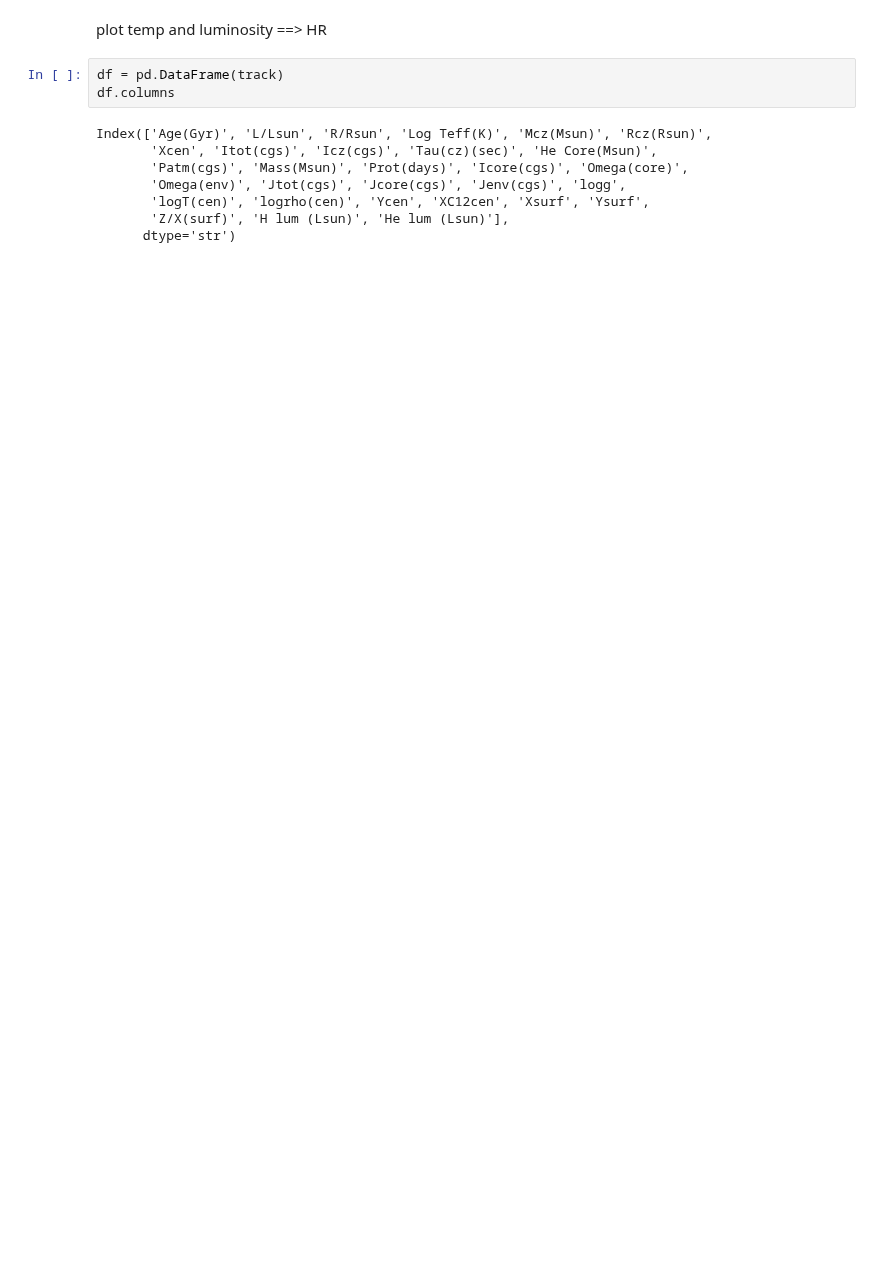
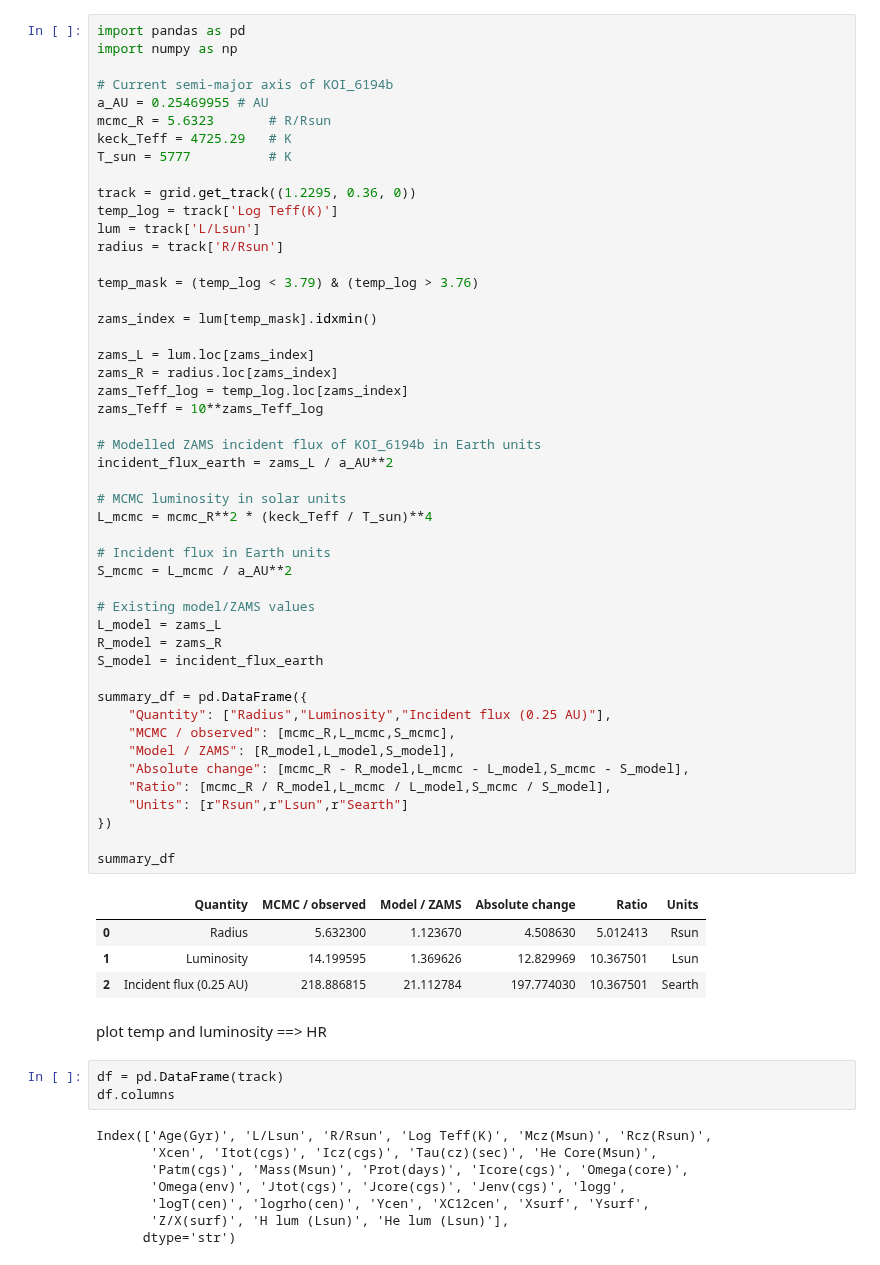
Before and after one commit to SilencePhyxion/KOI6194, a Jupyter notebook: code/stars.ipynb, the cells around one changed output. Drawn from its saved outputs; the diff is of its cells as text; blank space fills up the shorter version.

```diff
--- a/code/stars.ipynb
+++ b/code/stars.ipynb
@@ -59,3 +107,56 @@ plt.legend(loc='upper right', fontsize=30)
+# %%
+import pandas as pd
+import numpy as np
+
+# Current semi-major axis of KOI_6194b
+a_AU = 0.25469955 # AU
+mcmc_R = 5.6323       # R/Rsun
+keck_Teff = 4725.29   # K
+T_sun = 5777          # K
+
+track = grid.get_track((1.2295, 0.36, 0))
+temp_log = track['Log Teff(K)']
+lum = track['L/Lsun']
+radius = track['R/Rsun']
+
+temp_mask = (temp_log < 3.79) & (temp_log > 3.76)
+
+zams_index = lum[temp_mask].idxmin()
+
+zams_L = lum.loc[zams_index]
+zams_R = radius.loc[zams_index]
+zams_Teff_log = temp_log.loc[zams_index]
+zams_Teff = 10**zams_Teff_log
+
+# Modelled ZAMS incident flux of KOI_6194b in Earth units
+incident_flux_earth = zams_L / a_AU**2
+
+# MCMC luminosity in solar units
+L_mcmc = mcmc_R**2 * (keck_Teff / T_sun)**4
+
+# Incident flux in Earth units
+S_mcmc = L_mcmc / a_AU**2
+
+# Existing model/ZAMS values
+L_model = zams_L
+R_model = zams_R
+S_model = incident_flux_earth
+
+summary_df = pd.DataFrame({
+    "Quantity": ["Radius","Luminosity","Incident flux (0.25 AU)"],
+    "MCMC / observed": [mcmc_R,L_mcmc,S_mcmc],
+    "Model / ZAMS": [R_model,L_model,S_model],
+    "Absolute change": [mcmc_R - R_model,L_mcmc - L_model,S_mcmc - S_model],
+    "Ratio": [mcmc_R / R_model,L_mcmc / L_model,S_mcmc / S_model],
+    "Units": [r"Rsun",r"Lsun",r"Searth"]
+})
+
+summary_df
+# %% [output]
+|  | Quantity | MCMC / observed | Model / ZAMS | Absolute change | Ratio | Units |
+| 0 | Radius | 5.632300 | 1.123670 | 4.508630 | 5.012413 | Rsun |
+| 1 | Luminosity | 14.199595 | 1.369626 | 12.829969 | 10.367501 | Lsun |
+| 2 | Incident flux (0.25 AU) | 218.886815 | 21.112784 | 197.774030 | 10.367501 | Searth |
 # %% [markdown]
 plot temp and luminosity ==> HR
 # %%
```
Also changed, not shown: parts of 3 cells of this notebook, 5 other files.
